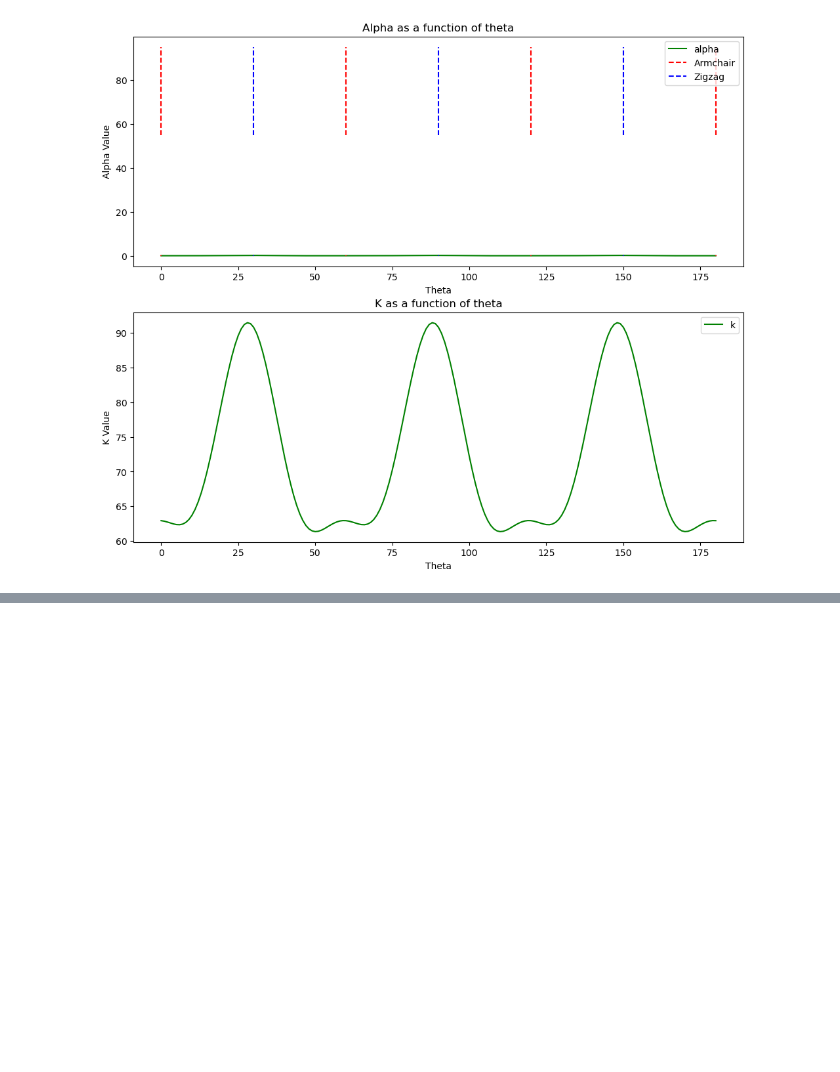
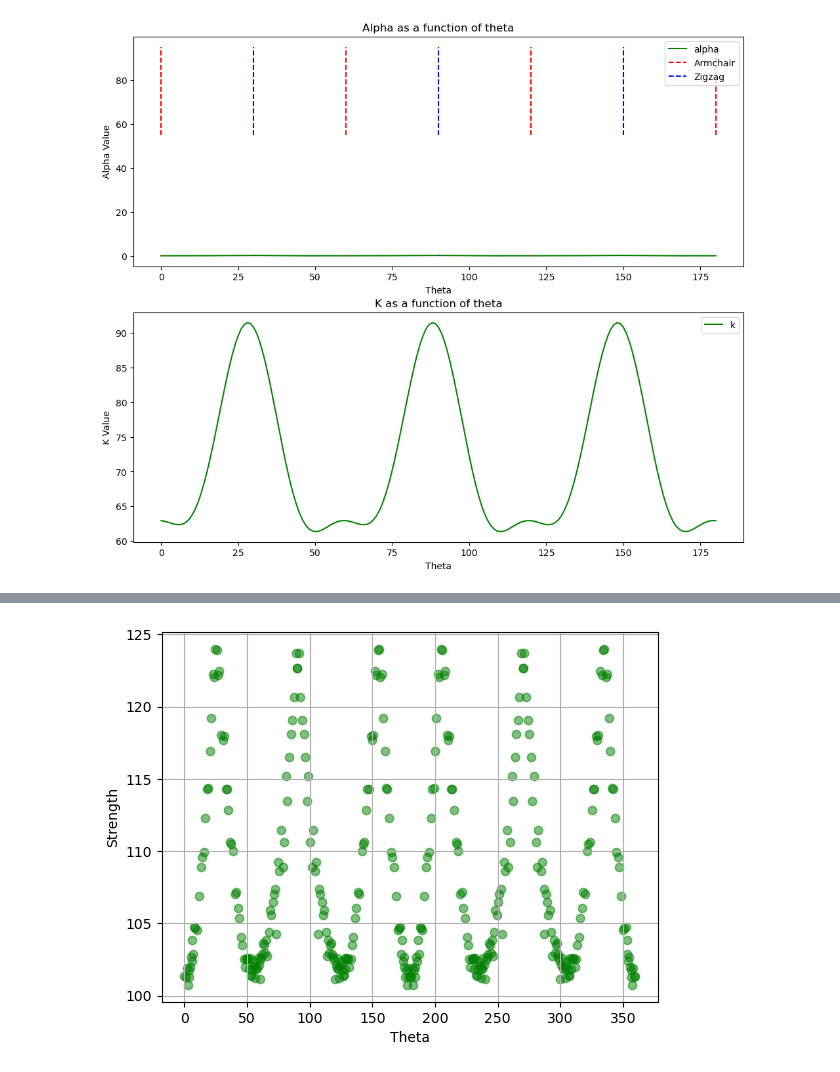
Before and after one commit to abon11/Graphene_Strength_Surface, a Jupyter notebook: sandbox.ipynb, the cells around one changed output, grey strips where cells are left out. Saved outputs shown, nothing was run; the diff lists cells and outputs as text; code cells hidden in the pictures; blank space fills up the shorter version.

```diff
--- a/sandbox.ipynb
+++ b/sandbox.ipynb
@@ -172,3 +172,83 @@ axs[1].legend()
 plt.show()
 # %% [output]
 [figure]
+# %%
+from filter_csv import filter_data
+import local_config
+import pandas as pd
+import matplotlib.pyplot as plt
+
+# ========== USER INTERFACE ==========
+folder = f'{local_config.DATA_DIR}/rotation_tests'
+csv_file = f"{folder}/all_simulations.csv"
+
+exact_filters = {
+    "Num Atoms x": 60,
+    "Num Atoms y": 60,
+    "Defects": "None",  # will match NaN or "None"
+    # "Defect Percentage": 0.5,
+    # "Defect Random Seed": 3,
+    # "Theta Requested": 0
+    # "Strain Rate x": 0.001,
+    # "Strain Rate y": 0.001
+}
+
+range_filters = {
+    # "Defect Percentage": (0.4, 0.6),
+    # "Defect Random Seed": (0, 10)
+    # "Theta Requested": (90, 90),
+    # "Sigma_1": (4, 20)
+}
+
+or_filters = {
+    # "Defect Type": ["SV", "DV"],
+    # "Theta Requested": [0, 60]
+}
+# ====================================
+df = pd.read_csv(csv_file)
+filtered_df = filter_data(df, exact_filters=exact_filters, range_filters=range_filters, or_filters=or_filters, flip_strengths=False)
+
+optimal_rows = []
+for angle in range(0, 91, 1):
+    this_df = filter_data(filtered_df, exact_filters={"Theta Requested": angle})
+
+    if this_df.empty:
+        continue  # skip if no data for this angle
+
+    this_df = this_df.copy()
+    this_df["ratio"] = this_df["Strength_2"] / this_df["Strength_1"]
+
+    # Find the row with the minimum ratio
+    min_row = this_df.loc[this_df["ratio"].idxmin()]
+
+    # Append the row to the list
+    optimal_rows.append(min_row)
+
+# Combine all optimal rows into a single DataFrame
+optimal_df = pd.DataFrame(optimal_rows)
+
+def mirror(num):
+    dist = 90 - num
+    new = num + (dist * 2)
+    return new
+
+# mirror across 90°: mirror(θ) = 180 - θ
+mirrored_df = optimal_df.copy()
+mirrored_df["Theta"] = 180 - mirrored_df["Theta"]
+almost = pd.concat([optimal_df, mirrored_df], ignore_index=True)
+
+more = almost.copy()
+more["Theta"] = 360 - more["Theta"]
+
+# stack originals + mirrored
+result = pd.concat([almost, more], ignore_index=True)
+
+
+# plt.scatter(result["Theta Requested"], result["Strength_1"], color='blue', alpha=0.5)
+plt.scatter(result["Theta"], result["Strength_1"], color='green', alpha=0.5)
+
+plt.xlabel("Theta")
+plt.ylabel("Strength")
+plt.grid()
+plt.show
+# %% [output]
@@ -174,0 +256 @@ plt.show()
+[figure, added]
```
Also changed, not shown: parts of 3 cells of this notebook.
